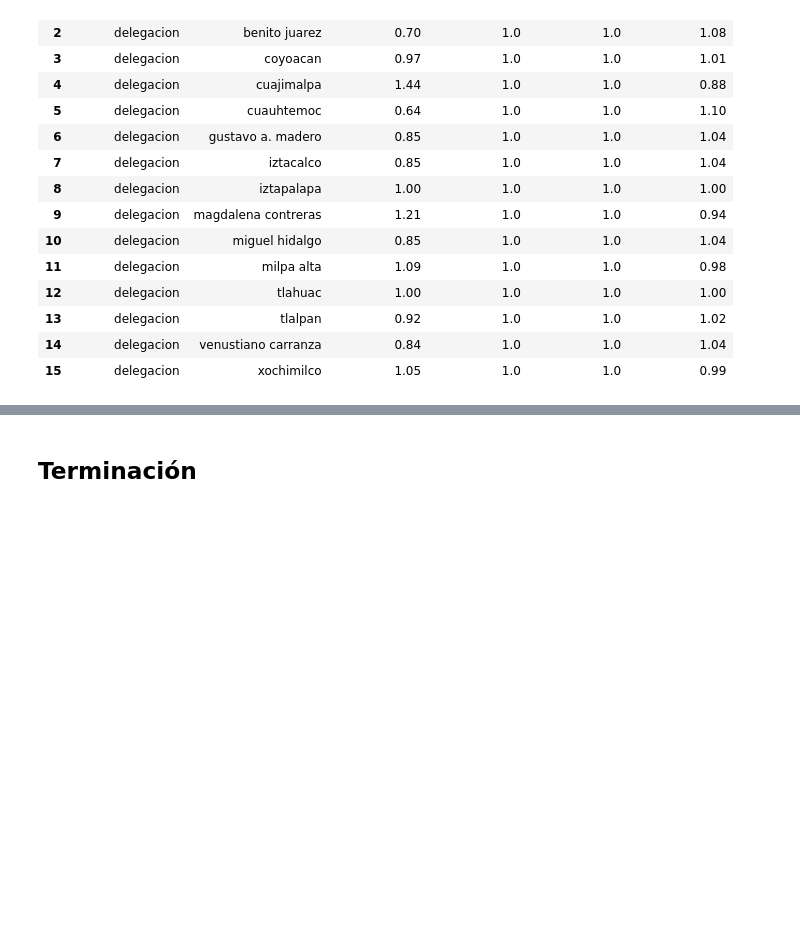
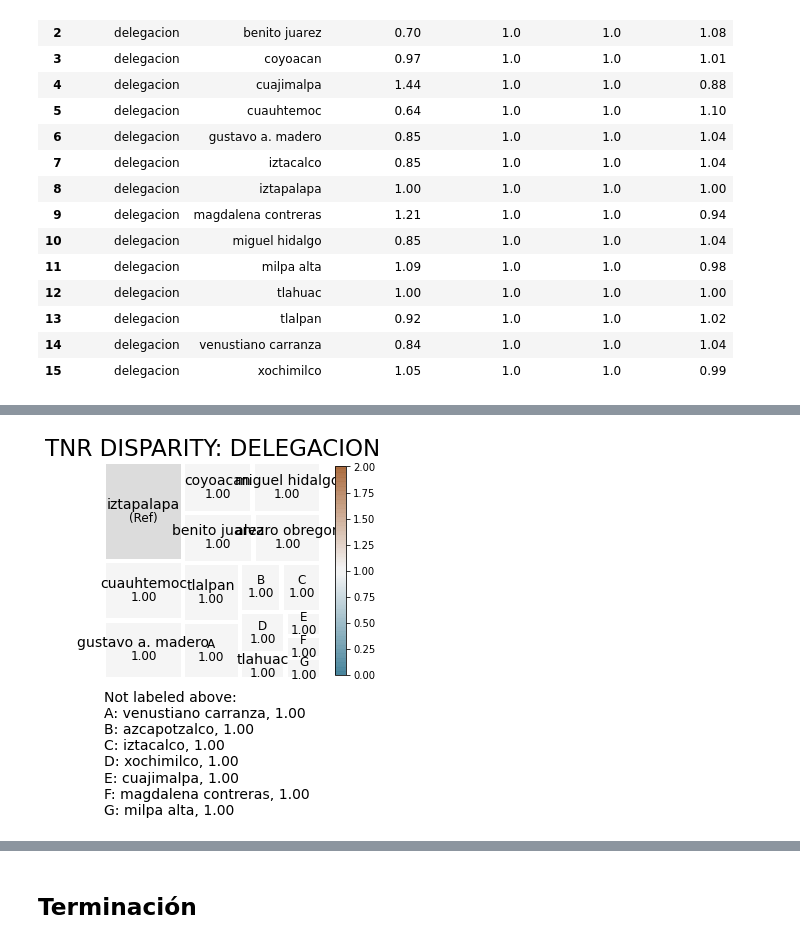
Before and after one commit to rafaelortegar/Proyecto1_IDS_2020, a Jupyter notebook: notebooks/legacy/borrador_jalr_p2.ipynb, the cells around one changed output, grey strips where cells are left out. Drawn from its saved outputs; the diff is of its cells as text; code cells hidden in the pictures; blank space fills up the shorter version.

```diff
--- a/notebooks/legacy/borrador_jalr_p2.ipynb
+++ b/notebooks/legacy/borrador_jalr_p2.ipynb
@@ -843,0 +853,7 @@ fpr_disparity = aeq.plot_disparity(bdf,
+# %%
+tnr_disparity = aeq.plot_disparity(bdf,
+                                   group_metric='tnr_disparity',
+                                   attribute_name='delegacion',
+                                   significance_alpha=0.05)
+# %% [output]
+[figure, added]
```
Also changed, not shown: parts of 15 cells of this notebook.
